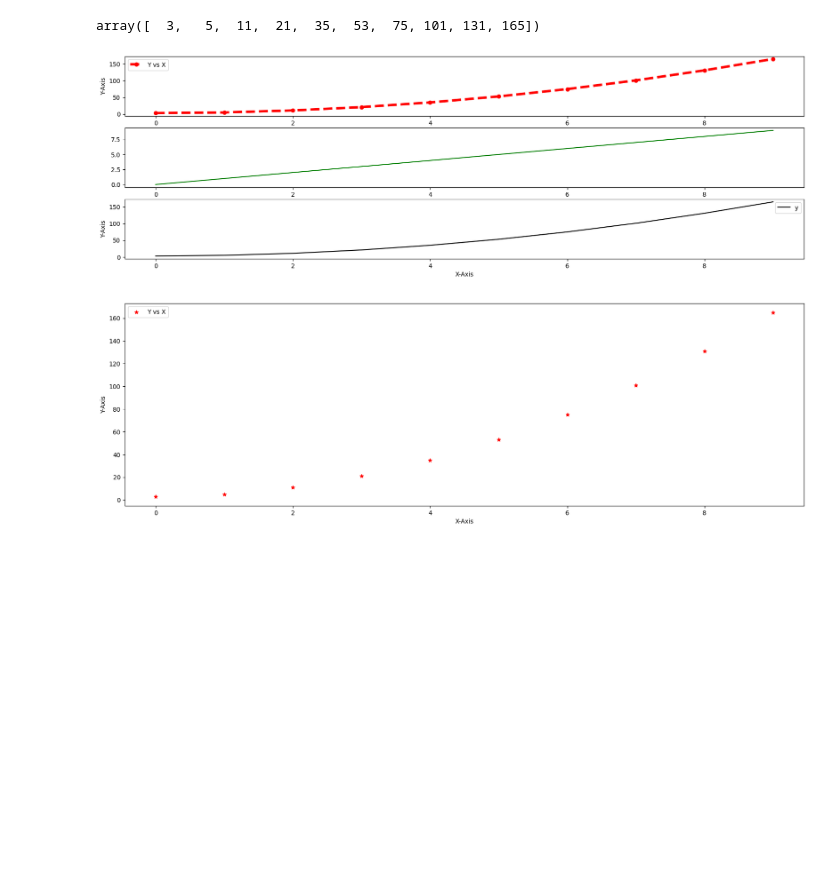
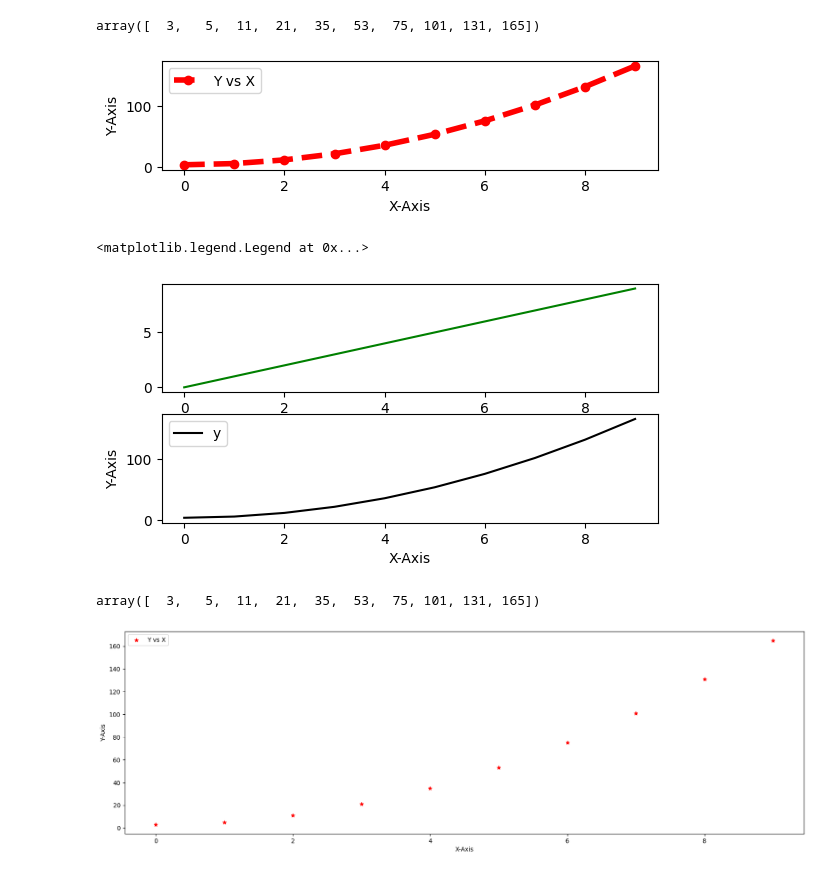
Before and after one commit to KHITOLIA/TB, a Jupyter notebook: DS Weekday 12pm/MATHS/Matplotlib.ipynb, the cells around one changed output. Cells and saved outputs as stored; diff of their text form; code cells hidden in the pictures; blank space fills up the shorter version.

```diff
--- a/DS Weekday 12pm/MATHS/Matplotlib.ipynb
+++ b/DS Weekday 12pm/MATHS/Matplotlib.ipynb
@@ -21,27 +21,34 @@ y
 # %% [output]
 array([  3,   5,  11,  21,  35,  53,  75, 101, 131, 165])
 # %%
-plt.figure(figsize=(20, 6))
+# plt.figure(figsize=(20, 6))
 plt.subplot(3, 1, 1)
 plt.plot(x, y, c = 'red', label = 'Y vs X', linewidth = 4, linestyle = '--', marker = 'o')
 plt.xlabel('X-Axis')
 plt.ylabel('Y-Axis')
 plt.legend()
+plt.show()
 
 plt.subplot(3, 1, 2)
 plt.plot(x, c= 'green', label = 'x')
 plt.subplot(3, 1, 3)
 plt.plot(y, c = 'black', label = 'y')
 plt.xlabel('X-Axis')
 plt.ylabel('Y-Axis')
 plt.legend()
 
-plt.xlabel('X-Axis')
-plt.ylabel('Y-Axis')
-plt.legend()
-plt.show()
+# plt.xlabel('X-Axis')
+# plt.ylabel('Y-Axis')
+# plt.legend()
+# plt.show()
 # %% [output]
-[figure, old version]
+[figure, new version]
+<matplotlib.legend.Legend at 0x...>
+[figure, added]
+# %%
+y
+# %% [output]
+array([  3,   5,  11,  21,  35,  53,  75, 101, 131, 165])
 # %%
 plt.figure(figsize=(20, 6))
 plt.scatter(x, y, c = 'red', label = 'Y vs X', marker = '*')
```
Also changed, not shown: parts of 4 cells of this notebook.
